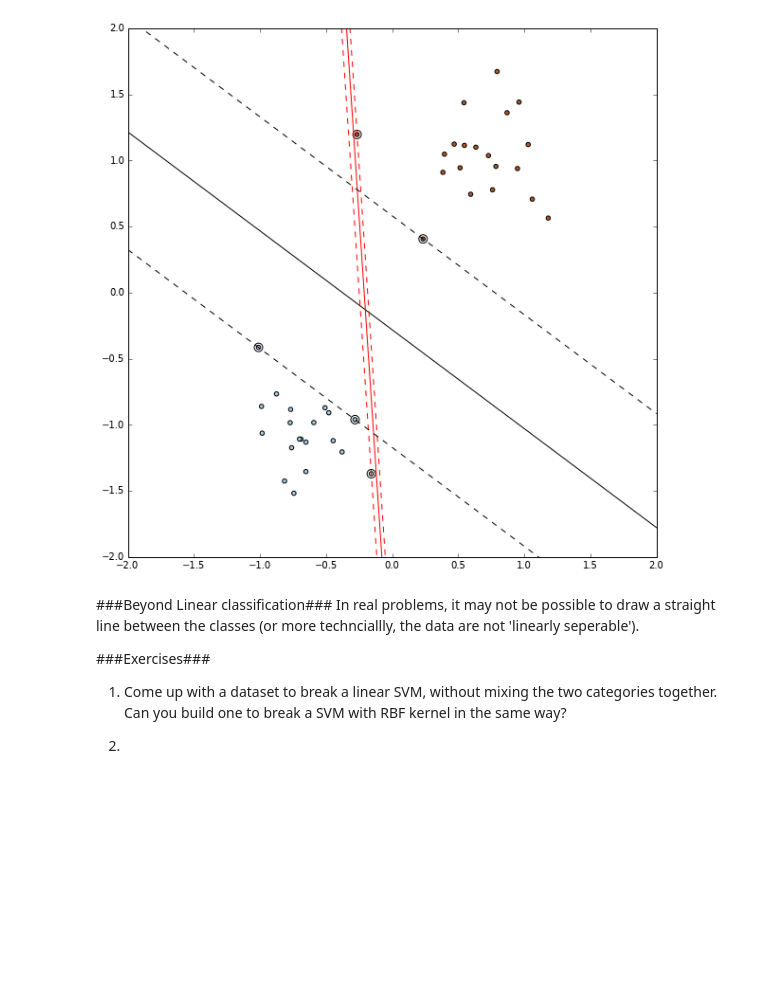
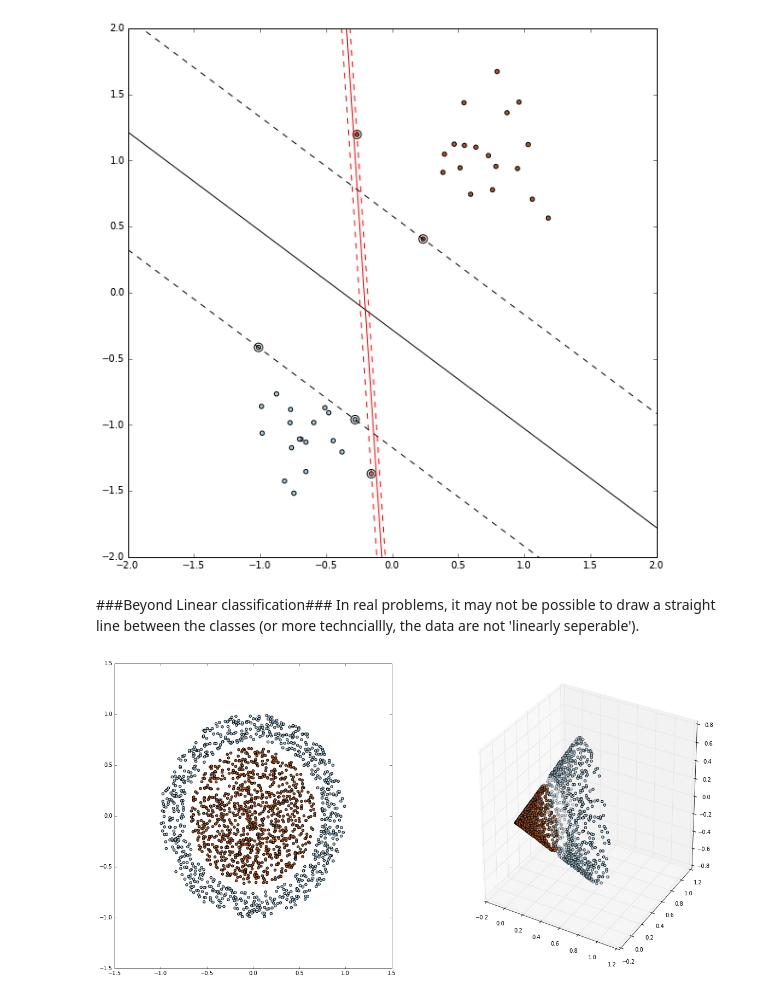
Before and after one commit to NICTA/MLSS, a Jupyter notebook: Classification.ipynb, the cells around one changed output. Cells and saved outputs as stored; diff of their text form; code cells hidden in the pictures; blank space fills up the shorter version.

Commit message:
added nonlinear example

```diff
--- a/Classification.ipynb
+++ b/Classification.ipynb
@@ -47,9 +49,7 @@ util.margins_and_hyperplane()
 # %% [markdown]
 ###Beyond Linear classification###
 In real problems, it may not be possible to draw a straight line between the classes (or more technciallly, the data are not 'linearly seperable').
-
-
-###Exercises###
-1. Come up with a dataset to break a linear SVM, without mixing the two categories together. Can you build one to break a SVM with RBF kernel in the same way?
-
-2.
+# %%
+util.nonlinear_example()
+# %% [output]
+[figure, added]
```
Also changed, not shown: parts of 3 cells of this notebook, 1 other file.
